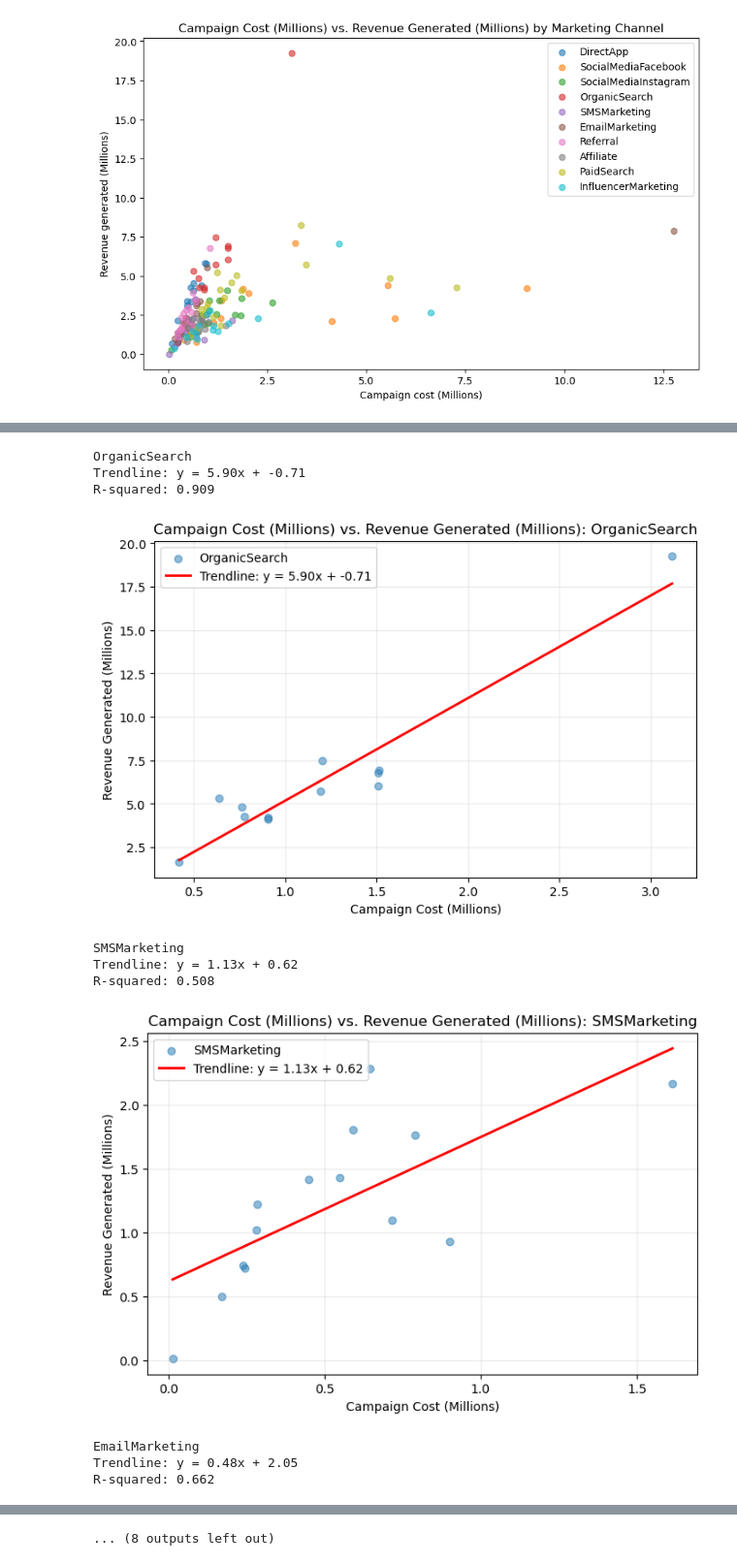
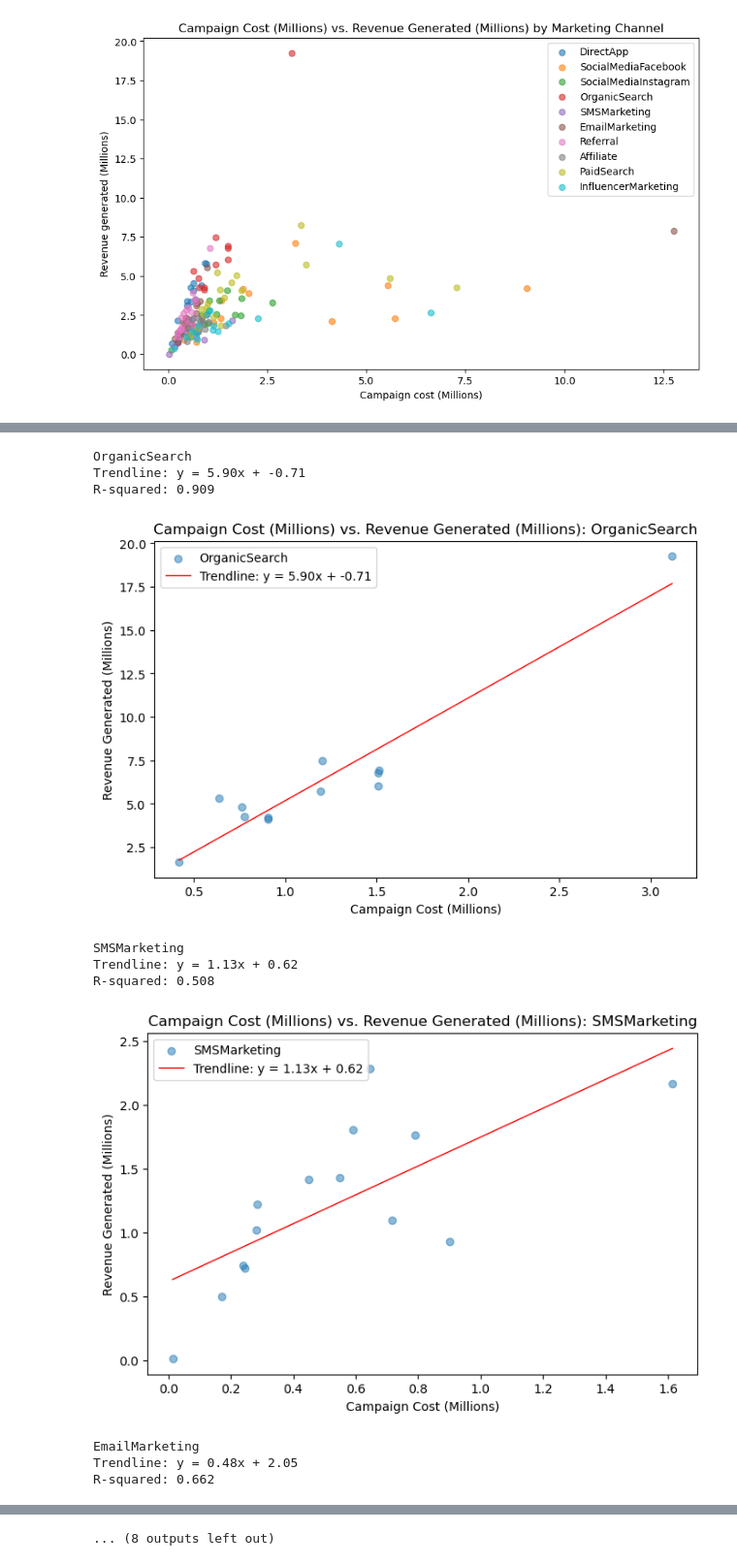
Before and after one commit to garrettalstrin/Mock-Marketing-Data-ROI, a Jupyter notebook: RenameThis.ipynb, the cells around one changed output, grey strips where cells are left out. Shown at 97% size. Cells and saved outputs as stored; diff of their text form; code cells hidden in the pictures.

```diff
--- a/RenameThis.ipynb
+++ b/RenameThis.ipynb
@@ -52,37 +52,3 @@ plt.legend()
 plt.show()
 # %% [output]
 [figure]
-# %%
-for channel_name, data in channels.items():
-    plt.figure(figsize=(8, 5))
-    plt.scatter(
-    data["campaign_cost"],
-    data["revenue_generated"],
-    alpha=0.5,
-    label=channel_name
-)
-    reg = LinearRegression().fit(data[["campaign_cost"]], data[["revenue_generated"]])
-    slope, intercept = np.polyfit(
-    data["campaign_cost"],
-    data["revenue_generated"],
-    1
-)
-    x_values = np.linspace(
-    data["campaign_cost"].min(),
-    data["campaign_cost"].max(),
-    100
-)
-    plt.plot(
-    x_values,
-    slope * x_values + intercept,
-    color="red",
-    linewidth=1,
-    label="Trendline = y=" + str(round(slope, 2)) + "x + " + str(round(intercept, 2))
-)
-    plt.title("Campaign Cost (Millions) vs. Revenue Generated (Millions): " + str(channel_name))
-    plt.xlabel("Campaign Cost (Millions)")
-    plt.ylabel("Revenue Generated (Millions)")
-    plt.locator_params(axis="x", nbins=6)
-    plt.grid(alpha=0.25)
-    plt.legend()
-    plt.show()
@@ -100,7 +55,4 @@ for channel_name, data in channels.items():
 # %%
-from sklearn.linear_model import LinearRegression
-import numpy as np
-import matplotlib.pyplot as plt
 for channel_name, data in channels.items():
 
     # Keep only rows with valid values in both variables
@@ -134,7 +86,8 @@ for channel_name, data in channels.items():
     )
 
     # predict() requires its input to be 2D
-    y_values = reg.predict(x_values.reshape(-1, 1))
+    x_values_df = pd.DataFrame({"campaign_cost": x_values})
+    y_values = reg.predict(x_values_df)
 
     # Plot points
     plt.figure(figsize=(8, 5))
@@ -151,15 +104,14 @@ for channel_name, data in channels.items():
         x_values,
         y_values,
         color="red",
-        linewidth=2,
+        linewidth=1,
         label=f"Trendline: y = {slope:.2f}x + {intercept:.2f}"
     )
 
     plt.title(f"Campaign Cost (Millions) vs. Revenue Generated (Millions): {channel_name}")
     plt.xlabel("Campaign Cost (Millions)")
     plt.ylabel("Revenue Generated (Millions)")
-    plt.locator_params(axis="x", nbins=6)
-    plt.grid(alpha=0.25)
+    plt.locator_params(axis="x", nbins=10)
     plt.legend()
     plt.show()
 # %% [output]
@@ -178,11 +130,11 @@ R-squared: 0.521
 OrganicSearch
 Trendline: y = 5.90x + -0.71
 R-squared: 0.909
-[figure, old version]
+[figure, new version]
 SMSMarketing
 Trendline: y = 1.13x + 0.62
 R-squared: 0.508
-[figure, old version]
+[figure, new version]
 EmailMarketing
 Trendline: y = 0.48x + 2.05
 R-squared: 0.662
```
Also changed, not shown: parts of 2 cells of this notebook, 1 other file.
